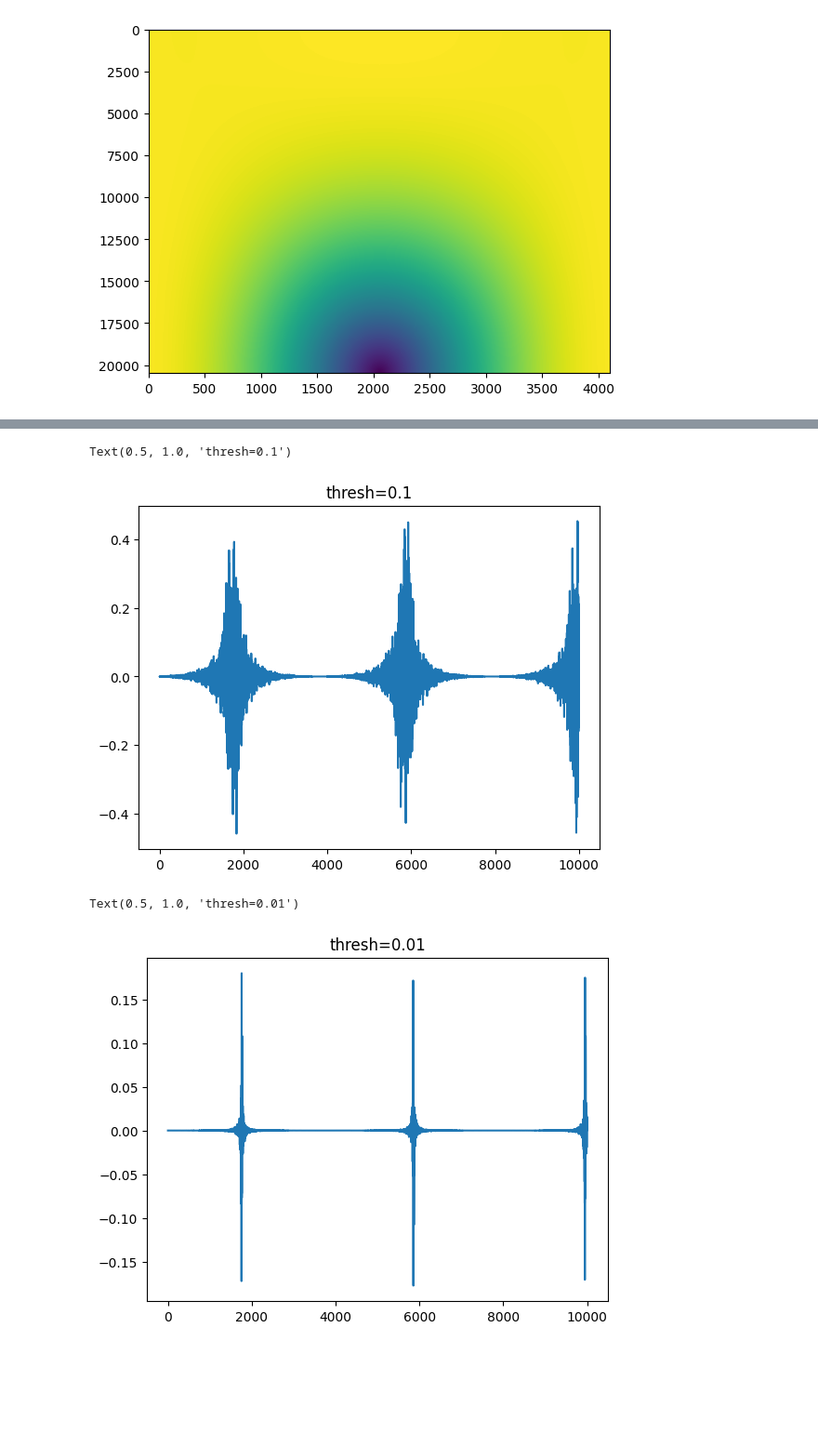
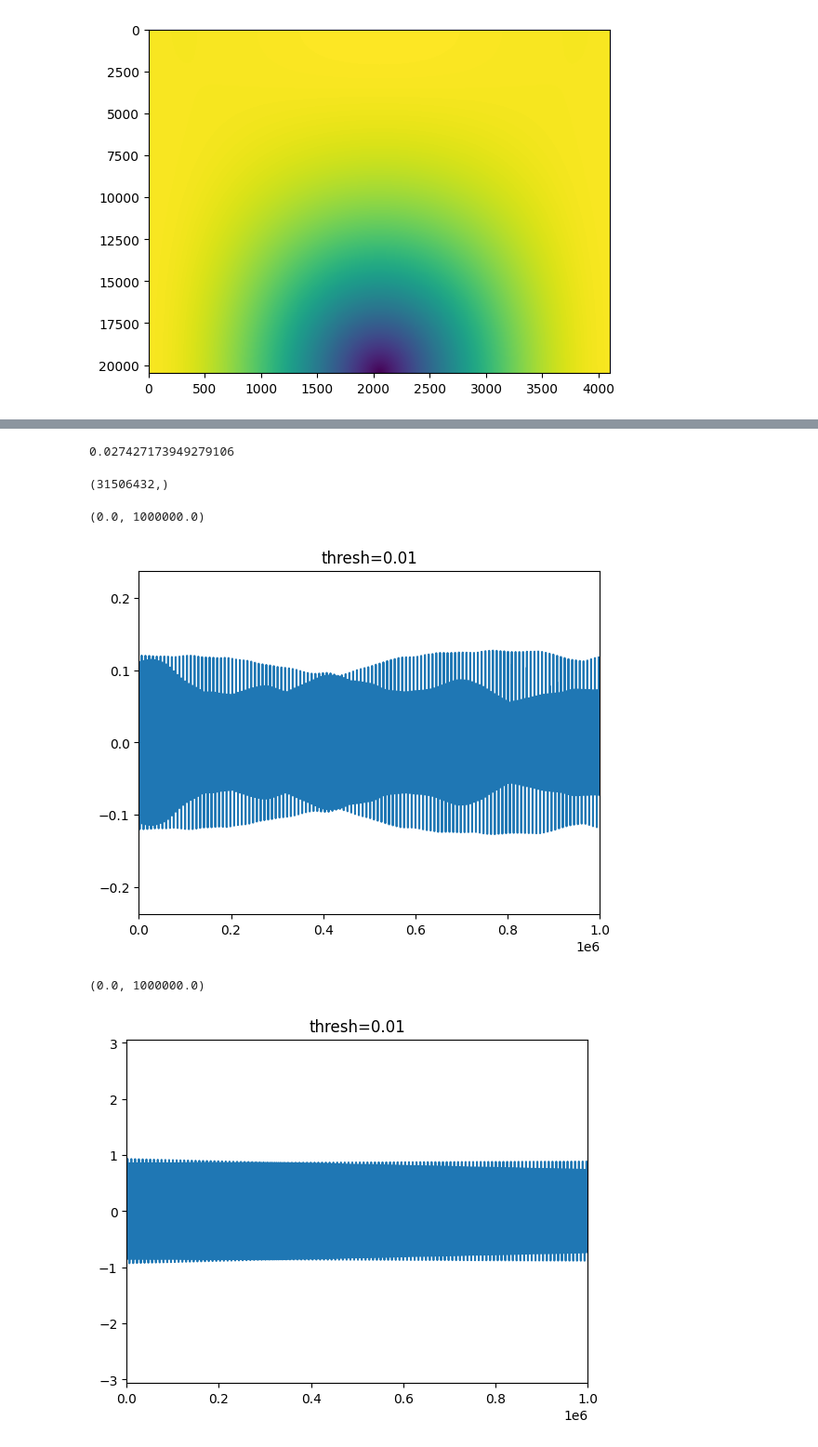
Before and after one commit to mohanagr/braindump, a Jupyter notebook: pfb playground.ipynb, the cells around one changed output, grey strips where cells are left out. Shown at 93% size. Saved outputs shown, nothing was run; the diff lists cells and outputs as text; code cells hidden in the pictures; blank space fills up the shorter version.

```diff
--- a/pfb playground.ipynb
+++ b/pfb playground.ipynb
@@ -159,7 +73,7 @@ def pfb(timestream, nchan=2048, ntap=4, window=sinc_hanning):
 # %%
 ntap=4
 nchan=2049
-nslice=32*1024 # Mohan: this is num of pfb spectra
+nslice=8*1024 # Mohan: this is num of pfb spectra
 nn=2*(nchan-1)
 x=np.random.randn(nslice+ntap-1,nn)
 xx=np.ravel(x)
@@ -172,7 +90,9 @@ dxpfb.shape
 # %%
 out=ipfb(dxpfb,dwin,ntap,thresh=0.01)
+# %%
+out_unfilt=ipfb(dxpfb,dwin,ntap,thresh=-0.0)
 # %%
-to_cut=50
+to_cut=250
 imax=out.shape[0]-to_cut
 # %%
 err=np.ravel(out[to_cut:imax,:]-x[to_cut:imax,:])
@@ -182,18 +102,29 @@ np.std(err)
+# %%
+err_unfilt=np.ravel(out_unfilt[to_cut:imax,:]-x[to_cut:imax,:])
+np.std(err_unfilt)
+# %% [output]
+0.027427173949279106
+# %%
+err.shape
+# %% [output]
+(31506432,)
 # %%
-s=500000
-ds=10000
+s=0
+ds=1024**3
+plt.ion()
 plt.plot(err[s:s+ds])
-plt.title("thresh=0.1")
-# plt.xlim(0,100)
+plt.title("thresh=0.01")
+plt.xlim(0,1000000)
 # %% [output]
-Text(0.5, 1.0, 'thresh=0.1')
+(0.0, 1000000.0)
-[figure, old version]
+[figure, new version]
 # %%
-s=500000
-ds=10000
-plt.plot(err[s:s+ds])
+s=0
+ds=1024**3
+plt.ion()
+plt.plot(err_unfilt[s:s+ds])
 plt.title("thresh=0.01")
-# plt.xlim(0,100)
+plt.xlim(0,1000000)
 # %% [output]
-Text(0.5, 1.0, 'thresh=0.01')
+(0.0, 1000000.0)
-[figure, old version]
+[figure, new version]
```
Also changed, not shown: parts of 37 cells of this notebook, 3 other files.
